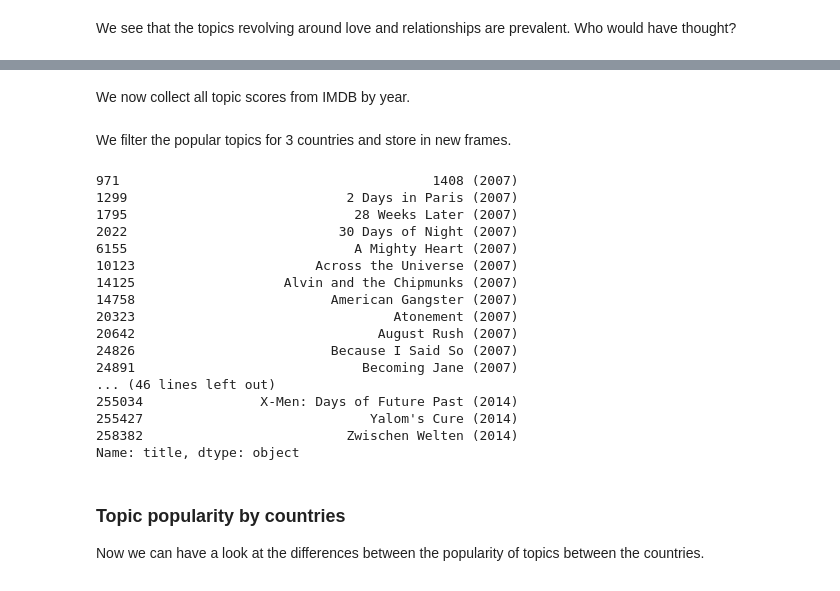
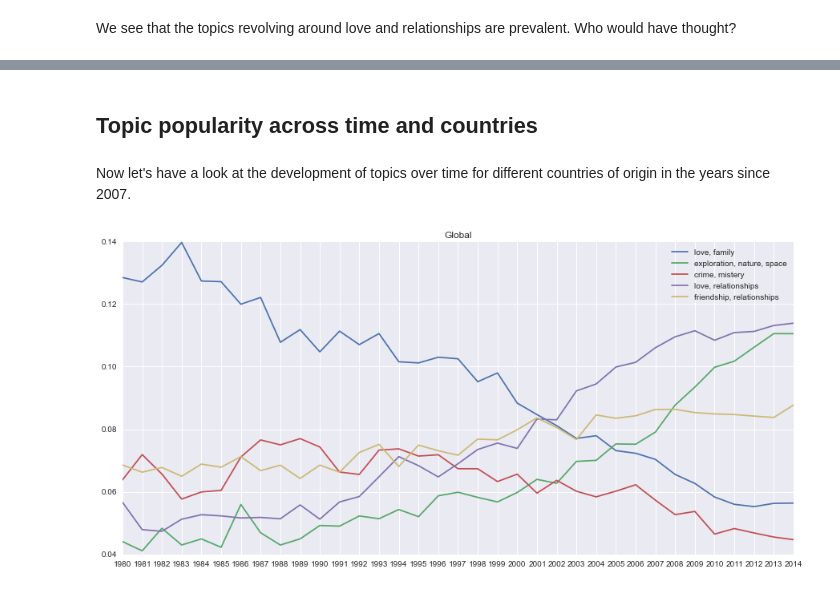
Before and after one commit to soorajmr/moviemeta, a Jupyter notebook: notebooks/topic_distribution.ipynb, the cells around one changed output, grey strips where cells are left out. Drawn from its saved outputs; the diff is of its cells as text; code cells hidden in the pictures.

```diff
--- a/notebooks/topic_distribution.ipynb
+++ b/notebooks/topic_distribution.ipynb
@@ -321,13 +184,0 @@ First we define 2 functions to get the mean topic scores by country and year and
-# %%
-def get_topic_scores_year(df, topics, years):
-    """get the topic scores from a topic matrix by year and topic"""
-    topic_scores = dict.fromkeys(topics)
-    for topic in topics:
-        scores = []
-        for year in years:
-            topic_mean = get(df, year)[topic].mean()
-            if not math.isnan(topic_mean):
-                scores.append(topic_mean)
-            else: scores.append(0)
-            topic_scores[topic] = scores
-    return topic_scores
@@ -342,10 +185,23 @@ def get_topic_scores(df, topics):
-# %% [markdown]
-We now collect all topic scores from IMDB by year.
+# %% [markdown]
+## Topic popularity across time and countries
+# %% [markdown]
+Now let's have a look at the development of topics over time for different countries of origin in the years since 2007.
+# %%
+def timeseries(score_dict, title):
+    plt.figure(figsize=(15,7))
+    for topic in score_dict.keys():
+        x = years
+        y = score_dict[topic]
+        plt.plot(x, y, label=topic)
+        plt.xticks(x)
+    plt.title(title)
+    plt.legend()
+    plt.show
 # %%
-years = range(2007,2015)
+years = range(1980,2015)
 imdb_topic_scores = get_topic_scores_year(imdb_topic_df, imdb_top_topics, years)
 #set topic labels instead of keys
-for key in imdb_topic_scores.keys():
-    imdb_topic_scores[imdb_topic_labels[key]] = imdb_topic_scores.pop(key)
+key2label(imdb_topic_scores)
+timeseries(imdb_topic_scores, 'Global')
+# %% [output]
+[figure, added]
-# %% [markdown]
-We filter the popular topics for 3 countries and store in new frames.
@@ -356,24 +207,0 @@ pop_sk = get(imdb_topic_top_df, country='South Korea')
-# %%
-pop_ge.title
-# %% [output]
-971                                        1408 (2007)
-1299                            2 Days in Paris (2007)
-1795                             28 Weeks Later (2007)
-2022                           30 Days of Night (2007)
-6155                             A Mighty Heart (2007)
-10123                       Across the Universe (2007)
-14125                   Alvin and the Chipmunks (2007)
-14758                         American Gangster (2007)
-20323                                 Atonement (2007)
-20642                               August Rush (2007)
-24826                         Because I Said So (2007)
-24891                             Becoming Jane (2007)
-... (46 lines left out)
-255034               X-Men: Days of Future Past (2014)
-255427                             Yalom's Cure (2014)
-258382                          Zwischen Welten (2014)
-Name: title, dtype: object
-# %% [markdown]
-### Topic popularity by countries
-
-Now we can have a look at the differences between the popularity of topics between the countries.
```
Also changed, not shown: parts of 36 cells of this notebook, 2 other files.
